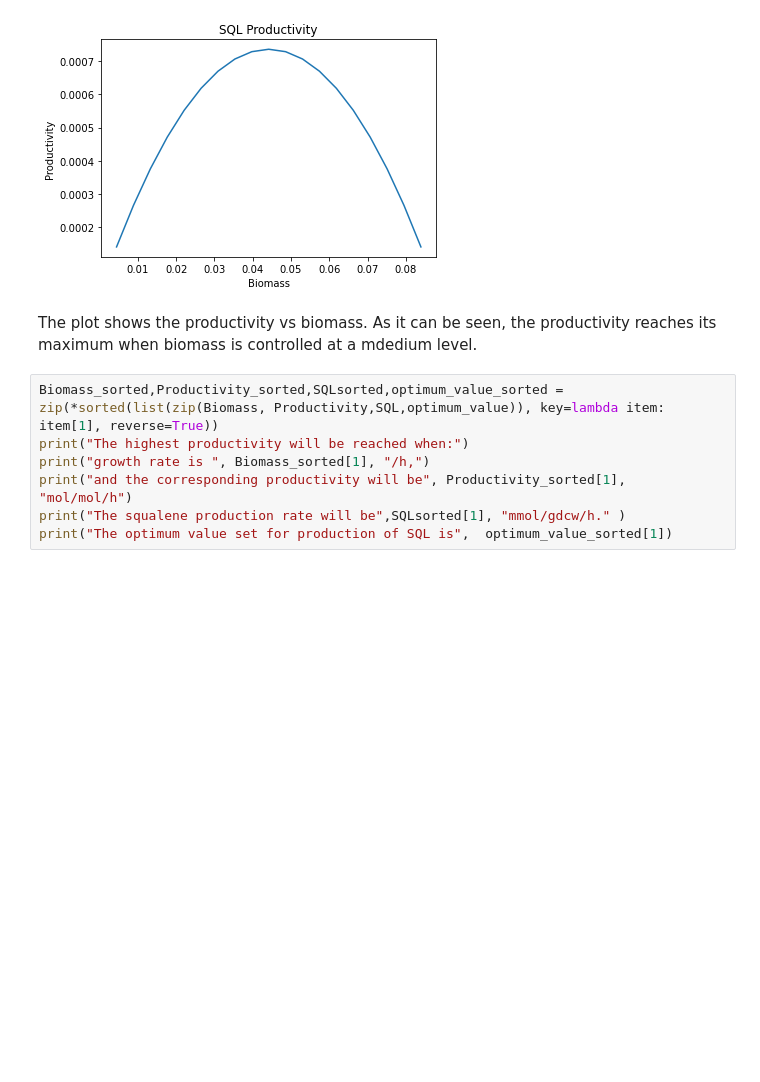
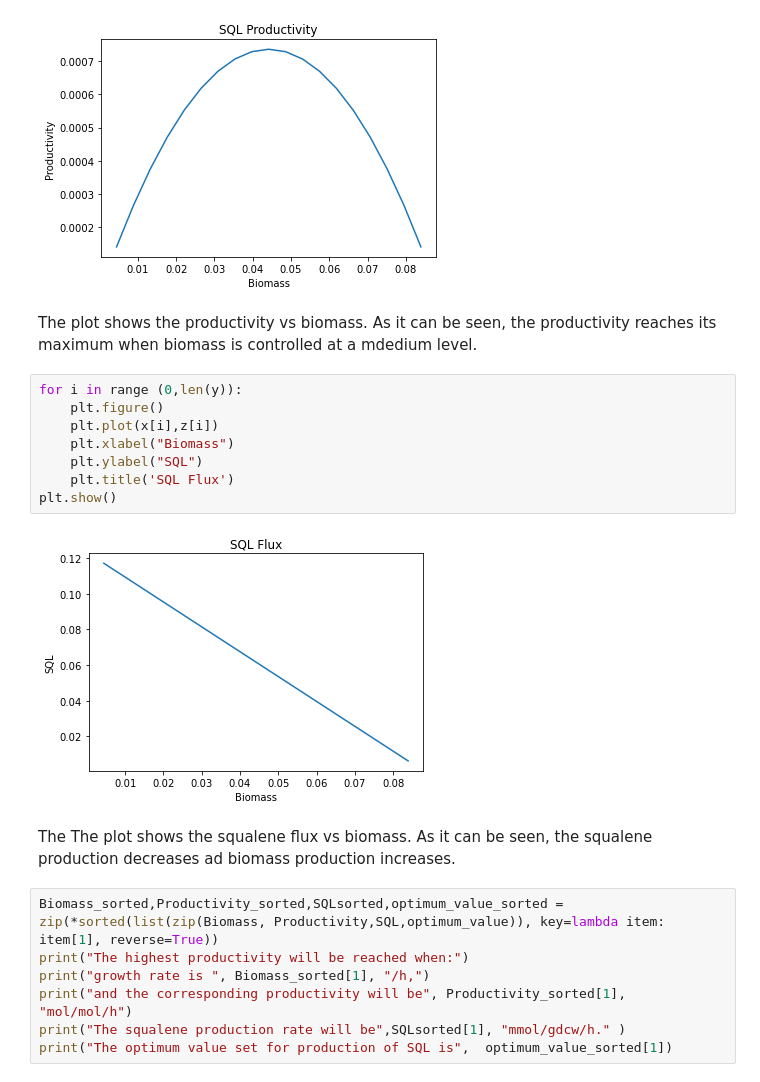
Before and after one commit to 27410/27410-group-assigment-group18_squalene_production, a Jupyter notebook: Report.ipynb, the cells around one changed output. Cells and saved outputs as stored; diff of their text form; blank space fills up the shorter version.

```diff
--- a/Report.ipynb
+++ b/Report.ipynb
@@ -416,6 +417,18 @@ plt.show()
 [figure]
 # %% [markdown]
 The plot shows the productivity vs biomass. As it can be seen, the productivity reaches its maximum when biomass is controlled at a mdedium level.
+# %%
+for i in range (0,len(y)):
+    plt.figure()
+    plt.plot(x[i],z[i])
+    plt.xlabel("Biomass")
+    plt.ylabel("SQL")
+    plt.title('SQL Flux')
+plt.show()
+# %% [output]
+[figure, added]
+# %% [markdown]
+The The plot shows the squalene flux vs biomass. As it can be seen, the squalene production decreases ad biomass production increases.
 # %%
 Biomass_sorted,Productivity_sorted,SQLsorted,optimum_value_sorted = zip(*sorted(list(zip(Biomass, Productivity,SQL,optimum_value)), key=lambda item: item[1], reverse=True))
 print("The highest productivity will be reached when:")
```
Also changed, not shown: parts of 4 cells of this notebook, 1 other file.
